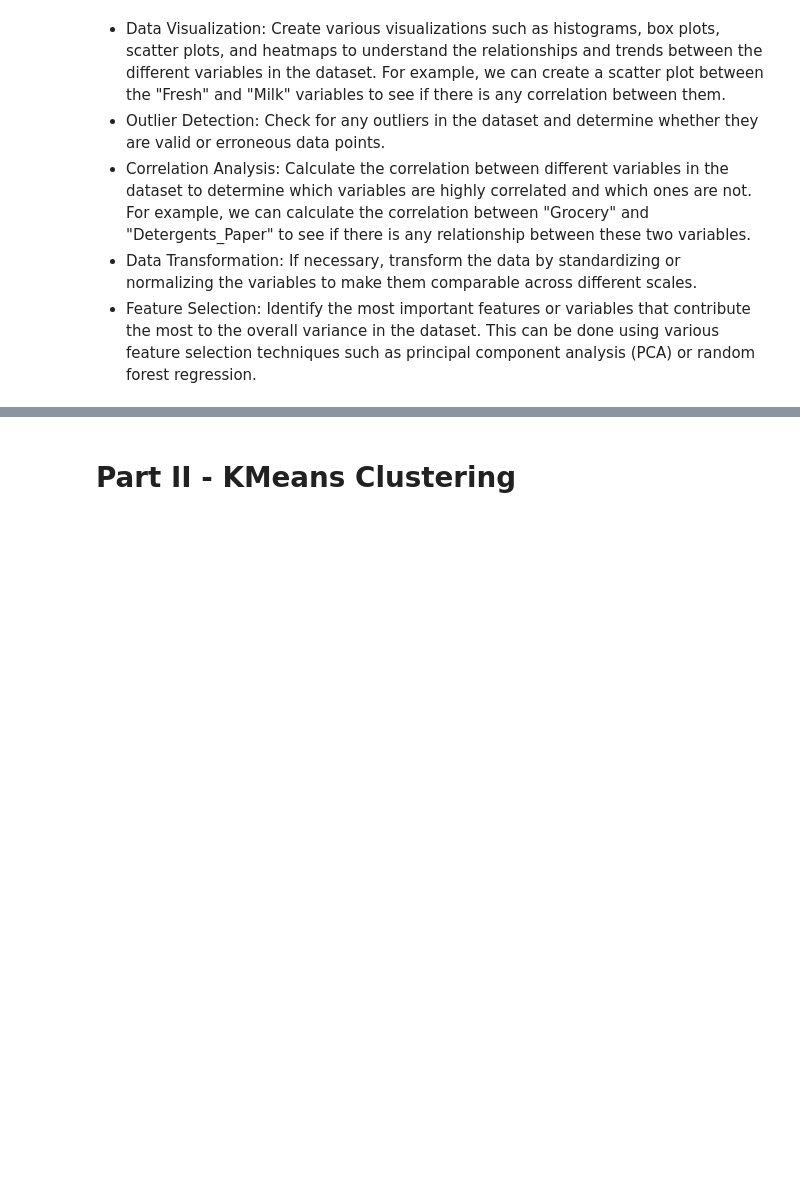
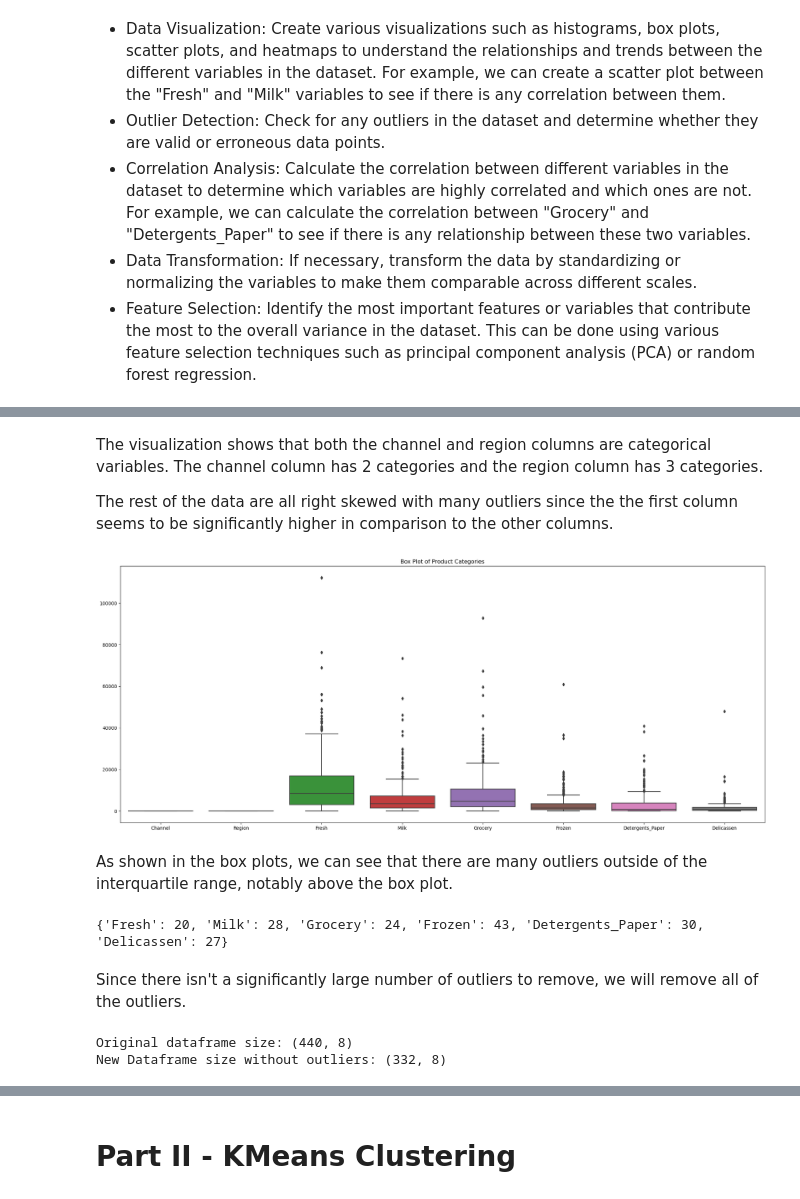
Before and after one commit to selwynreu/unsupervised-learning-project, a Jupyter notebook: Unsupervised Learning - Project.ipynb, the cells around one changed output, grey strips where cells are left out. Cells and saved outputs as stored; diff of their text form; code cells hidden in the pictures; blank space fills up the shorter version.

```diff
--- a/Unsupervised Learning - Project.ipynb
+++ b/Unsupervised Learning - Project.ipynb
@@ -160,0 +59,62 @@ Explained Variance Ratio:
+# %% [markdown]
+The visualization shows that both the channel and region columns are categorical variables. The channel column has 2 categories and the region column has 3 categories.
+
+The rest of the data are all right skewed with many outliers since the the first column seems to be significantly higher in comparison to the other columns.
+# %%
+# Box Plots
+plt.figure(figsize=(25, 10))
+sns.boxplot(data=data)
+plt.title("Box Plot of Product Categories")
+plt.show()
+# %% [output]
+[figure, added]
+# %% [markdown]
+As shown in the box plots, we can see that there are many outliers outside of the interquartile range, notably above the box plot.
+# %%
+# Outlier Detection
+
+columns = ['Fresh', 'Milk', 'Grocery', 'Frozen', 'Detergents_Paper', 'Delicassen']
+
+outliers_count = {}
+
+for column in columns:
+    Q1 = data[column].quantile(0.25)
+    Q3 = data[column].quantile(0.75)
+    IQR = Q3 - Q1
+    lower_bound = Q1 - 1.5 * IQR
+    upper_bound = Q3 + 1.5 * IQR
+    outliers = data[(data[column] < lower_bound) | (data[column] > upper_bound)]
+    outliers_count[column] = len(outliers)
+
+print(outliers_count)
+# %% [output]
+{'Fresh': 20, 'Milk': 28, 'Grocery': 24, 'Frozen': 43, 'Detergents_Paper': 30, 'Delicassen': 27}
+# %% [markdown]
+Since there isn't a significantly large number of outliers to remove, we will remove all of the outliers.
+# %%
+# Removing Outliers
+
+columns = ['Fresh', 'Milk', 'Grocery', 'Frozen', 'Detergents_Paper', 'Delicassen']
+
+outlier_indices = set()
+
+for column in columns:
+    Q1 = data[column].quantile(0.25)
+    Q3 = data[column].quantile(0.75)
+    IQR = Q3 - Q1
+    lower_bound = Q1 - 1.5 * IQR
+    upper_bound = Q3 + 1.5 * IQR
+
+
+    outliers = data[(data[column] < lower_bound) | (data[column] > upper_bound)].index
+    outlier_indices.update(outliers)
+
+data_cleaned = data.drop(index=outlier_indices)
+
+data_cleaned.reset_index(drop=True, inplace=True)
+
+print("Original dataframe size:", data.shape)
+print("New Dataframe size without outliers:", data_cleaned.shape)
+# %% [output]
+Original dataframe size: (440, 8)
+New Dataframe size without outliers: (332, 8)
```
Also changed, not shown: parts of 33 cells of this notebook.
